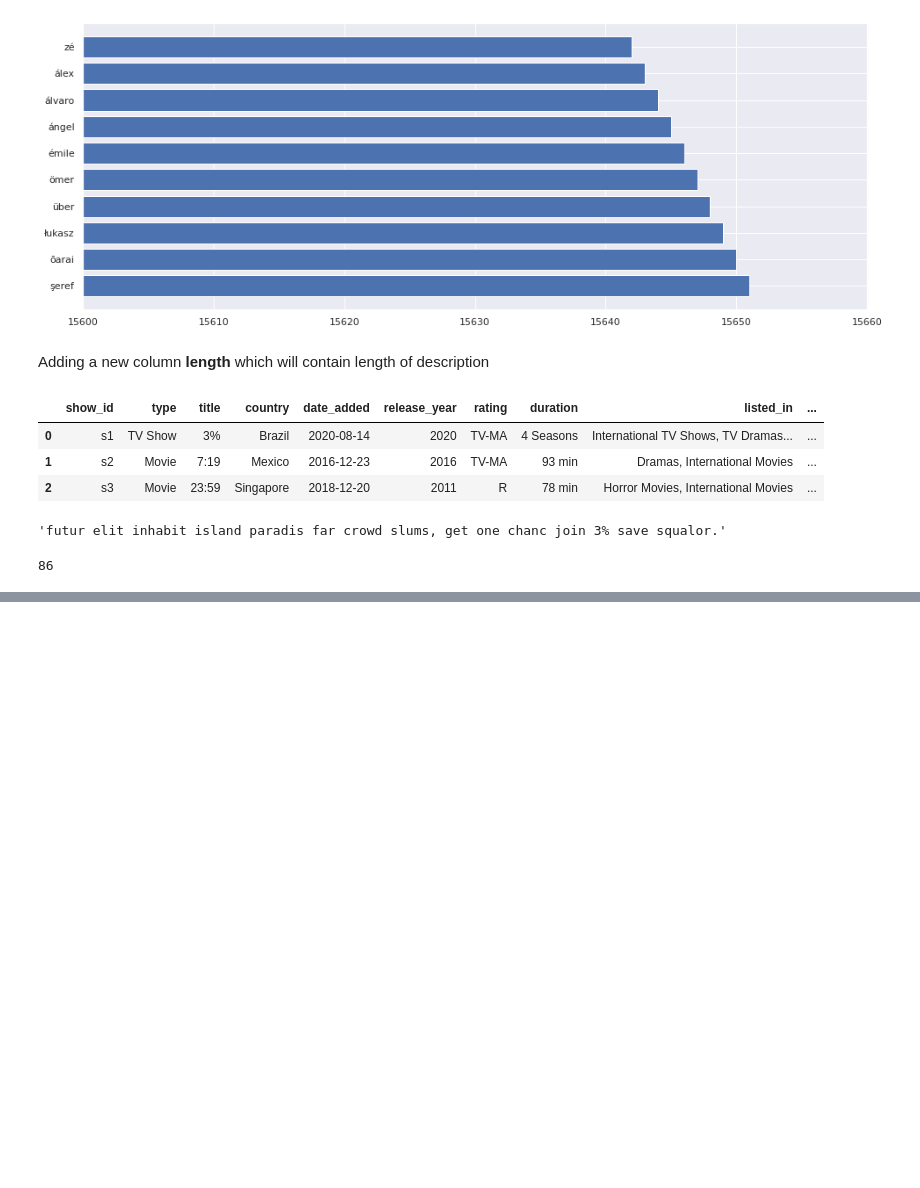
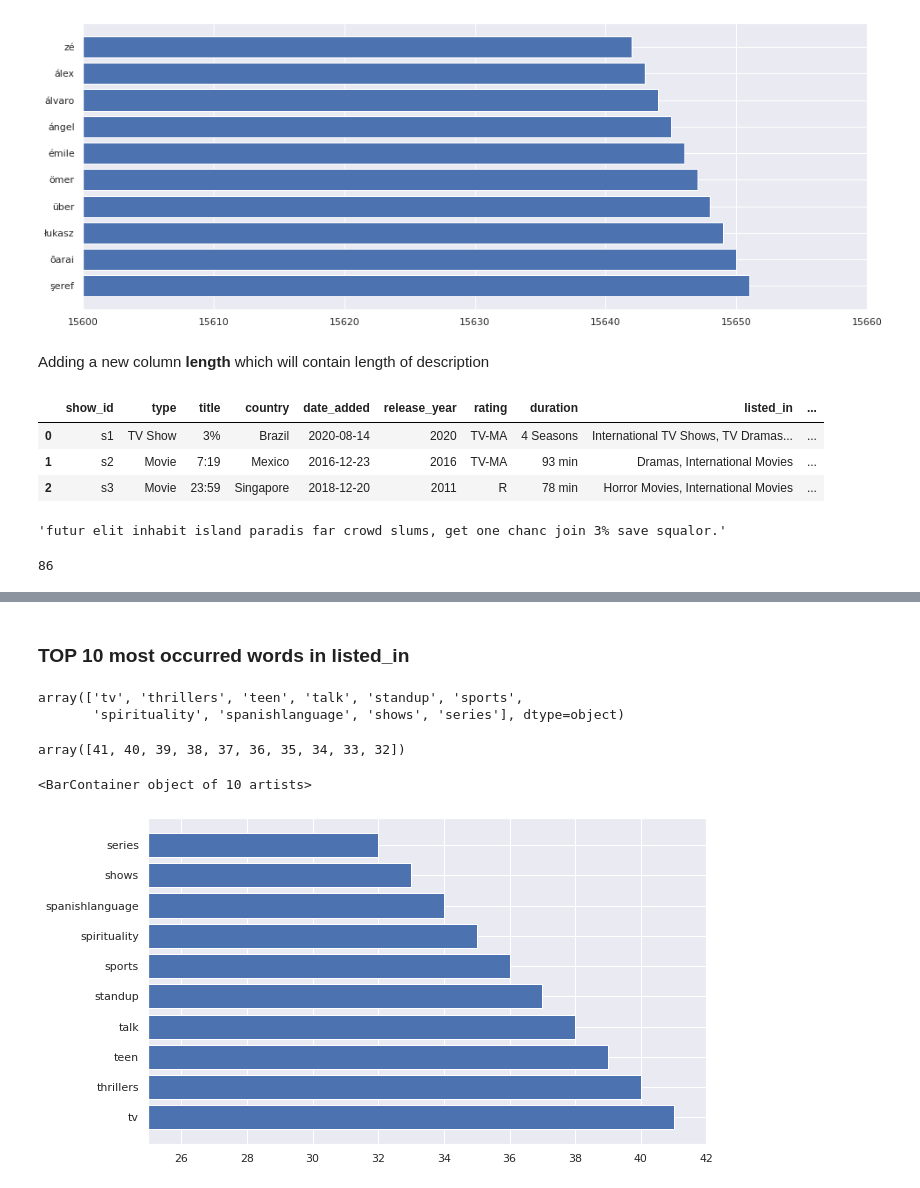
Before and after one commit to kiranahire03/NETFLIX-MOVIES-AND-TV-SHOWS-CLUSTERING, a Jupyter notebook: NETFLIX_MOVIES_AND_TV_SHOWS_CLUSTERING.ipynb, the cells around one changed output, grey strips where cells are left out. Cells and saved outputs as stored; diff of their text form; code cells hidden in the pictures; blank space fills up the shorter version.

```diff
--- a/NETFLIX_MOVIES_AND_TV_SHOWS_CLUSTERING.ipynb
+++ b/NETFLIX_MOVIES_AND_TV_SHOWS_CLUSTERING.ipynb
@@ -748,0 +827,4 @@ len(netflix_df.description.iloc[0])
+# %%
+listed_in_vocab_before_stem = pd.DataFrame({"Word": vocab , "count" :count_of_vocab})
+
+listed_in_vocab_before_stem = listed_in_vocab_before_stem.sort_values("count" ,ascending=False)
@@ -748,0 +849,22 @@ len(netflix_df.description.iloc[0])
+# %% [markdown]
+### **TOP 10 most occurred words in listed_in**
+# %%
+top10_most_ocurred_vocab_listed_in = listed_in_vocab_before_stem.head(10)
+# %%
+top10_most_ocurred_words_listed_in = top10_most_ocurred_vocab_listed_in.Word.values
+top10_most_ocurred_words_listed_in
+# %% [output]
+array(['tv', 'thrillers', 'teen', 'talk', 'standup', 'sports',
+       'spirituality', 'spanishlanguage', 'shows', 'series'], dtype=object)
+# %%
+top10_most_occurred_words_in_listed_in_count = top10_most_ocurred_vocab_listed_in['count'].values
+top10_most_occurred_words_in_listed_in_count
+# %% [output]
+array([41, 40, 39, 38, 37, 36, 35, 34, 33, 32])
+# %%
+plt.figure( figsize = ( 10,6 ))
+plt.xlim(25, 42 )
+plt.barh(top10_most_ocurred_words_listed_in , top10_most_occurred_words_in_listed_in_count )
+# %% [output]
+<BarContainer object of 10 artists>
+[figure, added]
```
Also changed, not shown: parts of 37 cells of this notebook.
